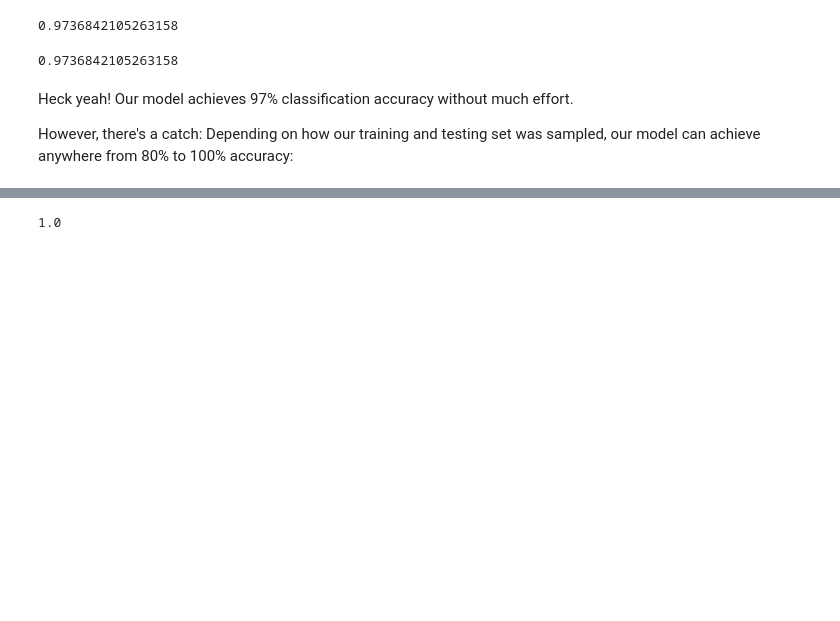
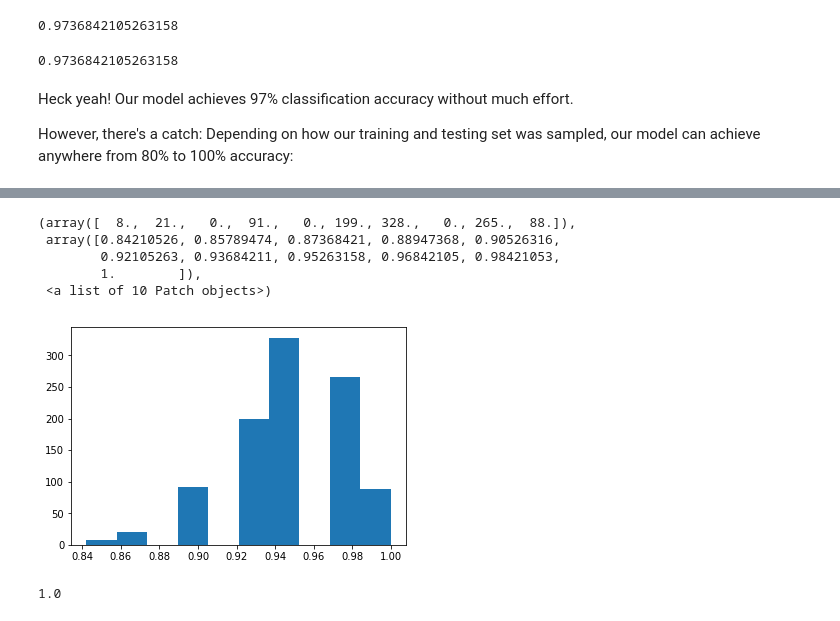
Before and after one commit to ValRCS/RCS_Python_11, a Jupyter notebook: Machine_Learning_intro_scikit-learn/Irises Data Analysis Workflow_classwork_2019_12.ipynb, the cells around one changed output, grey strips where cells are left out. Drawn from its saved outputs; the diff is of its cells as text; code cells hidden in the pictures; blank space fills up the shorter version.

```diff
--- a/Machine_Learning_intro_scikit-learn/Irises Data Analysis Workflow_classwork_2019_12.ipynb
+++ b/Machine_Learning_intro_scikit-learn/Irises Data Analysis Workflow_classwork_2019_12.ipynb
@@ -1042,3 +1011,12 @@ plt.hist(model_accuracies)
+# %%
+plt.hist(model_accuracies, bins=10)
+# %% [output]
+(array([  8.,  21.,   0.,  91.,   0., 199., 328.,   0., 265.,  88.]),
+ array([0.84210526, 0.85789474, 0.87368421, 0.88947368, 0.90526316,
+        0.92105263, 0.93684211, 0.95263158, 0.96842105, 0.98421053,
+        1.        ]),
+ <a list of 10 Patch objects>)
+[figure, added]
 # %%
 max(model_accuracies)
 # %% [output]
```
Also changed, not shown: parts of 39 cells of this notebook, 3 other files.
